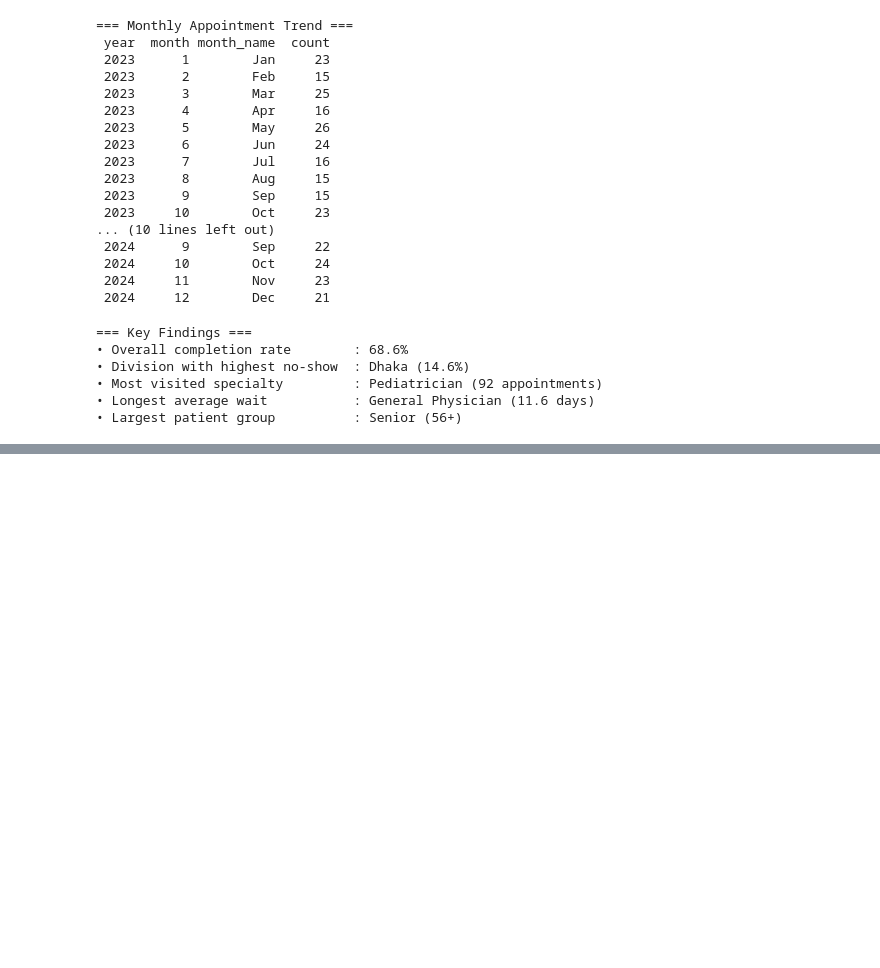
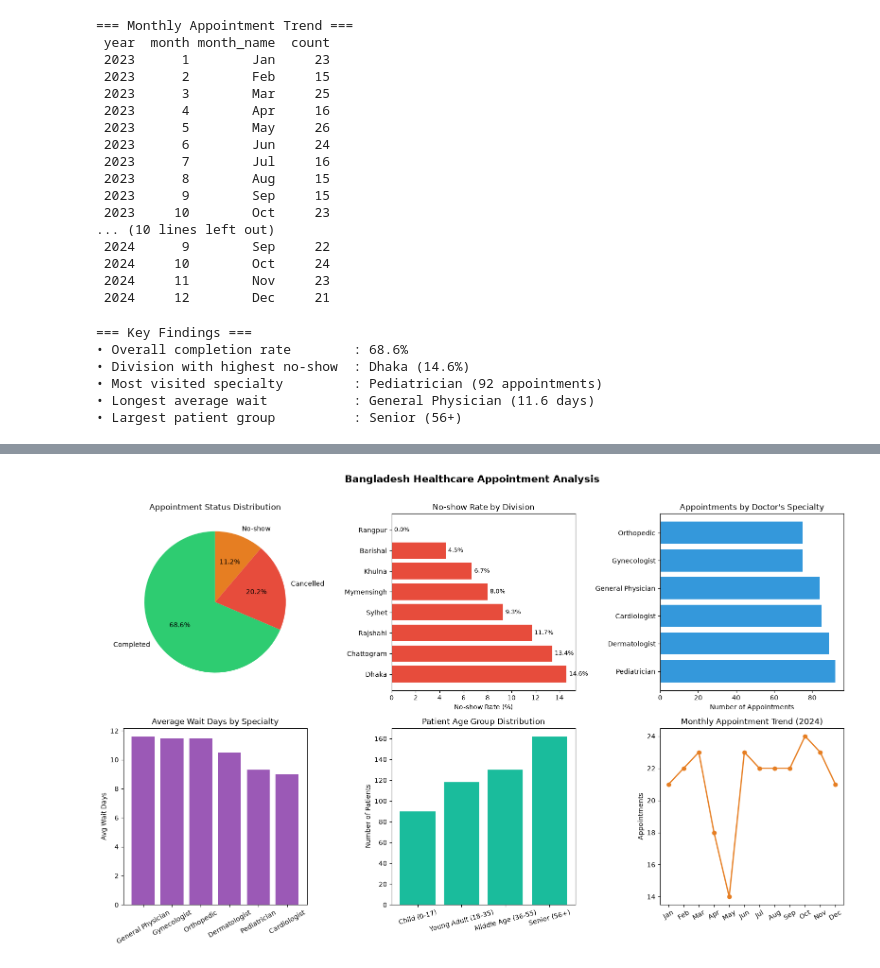
Before and after one commit to NavidulHoque/healthcare_appointment_analysis, a Jupyter notebook: analysis.ipynb, the cells around one changed output, grey strips where cells are left out. Drawn from its saved outputs; the diff is of its cells as text; code cells hidden in the pictures; blank space fills up the shorter version.

```diff
--- a/analysis.ipynb
+++ b/analysis.ipynb
@@ -126,7 +124,7 @@ Mymensingh              8.0
    Rangpur              0.0
 # %%
 # ── Analysis 3: Most In-Demand Specialties ────────────────────────────────────
-specialty_demand = df['doctor_specialty'].value_counts().reset_index(name='appointments')
+specialty_demand = df['doctor_specialty'].value_counts().reset_index(name='appointments_count')
 print("=== Specialty Demand ===")
 print(specialty_demand.to_string(index=False))
 print()
@@ -222,3 +220,80 @@ print(f"• Largest patient group          : {top_age_group['age_group']}")
 • Most visited specialty         : Pediatrician (92 appointments)
 • Longest average wait           : General Physician (11.6 days)
 • Largest patient group          : Senior (56+)
+# %%
+# ── Visualizations ─────────────────────────────────────────────────────────────
+plt.close('all')  # clears out any old figures before drawing a new one
+
+fig, axes = plt.subplots(2, 3, figsize=(16, 10))
+fig.suptitle('Bangladesh Healthcare Appointment Analysis', fontsize=15, fontweight='bold', y=1.01)
+
+colors_main = ['#2ecc71', '#e74c3c', '#e67e22']
+bar_color = '#3498db'
+
+# Plot 1 — Appointment Status
+axes[0, 0].pie(
+    status_counts.values,
+    labels=status_counts.index,
+    autopct='%1.1f%%',
+    colors=colors_main,
+    startangle=90
+)
+axes[0, 0].set_title('Appointment Status Distribution')
+
+# Plot 2 — No-show Rate by Division
+axes[0, 1].barh(
+    noshow_by_division['division'],
+    noshow_by_division['noshow_rate_pct'],
+    color='#e74c3c'
+)
+axes[0, 1].set_xlabel('No-show Rate (%)')
+axes[0, 1].set_title('No-show Rate by Division')
+for i, v in enumerate(noshow_by_division['noshow_rate_pct']):
+    axes[0, 1].text(v + 0.2, i, f'{v}%', va='center', fontsize=9)
+
+# Plot 3 — Specialty Demand
+axes[0, 2].barh(
+    specialty_demand['doctor_specialty'],
+    specialty_demand['appointments_count'],
+    color=bar_color
+)
+axes[0, 2].set_xlabel('Number of Appointments')
+axes[0, 2].set_title("Appointments by Doctor's Specialty")
+
+# Plot 4 — Average Wait Days
+axes[1, 0].bar(
+    avg_wait['doctor_specialty'],
+    avg_wait['avg_wait_days'],
+    color='#9b59b6'
+)
+axes[1, 0].set_ylabel('Avg Wait Days')
+axes[1, 0].set_title('Average Wait Days by Specialty')
+axes[1, 0].tick_params(axis='x', rotation=30)
+
+# Plot 5 — Age Group Distribution
+axes[1, 1].bar(
+    age_dist['age_group'],
+    age_dist['count'],
+    color='#1abc9c'
+)
+axes[1, 1].set_ylabel('Number of Patients')
+axes[1, 1].set_title('Patient Age Group Distribution')
+axes[1, 1].tick_params(axis='x', rotation=15)
+
+# Plot 6 — Monthly Trend in 2024
+trend_2024 = monthly_trend[monthly_trend['year'] == 2024]
+axes[1, 2].plot(
+    trend_2024['month_name'],
+    trend_2024['count'],
+    marker='o',
+    color='#e67e22',
+    linewidth=2
+)
+axes[1, 2].set_ylabel('Appointments')
+axes[1, 2].set_title('Monthly Appointment Trend (2024)')
+axes[1, 2].tick_params(axis='x', rotation=30)
+
+plt.tight_layout()
+plt.savefig('healthcare_analysis.png', dpi=150, bbox_inches='tight')
+print("Chart saved as healthcare_analysis.png")
+# %% [output]
@@ -224,0 +301 @@ print(f"• Largest patient group          : {top_age_group['age_group']}")
+[figure, added]
```
Also changed, not shown: parts of 3 cells of this notebook, 1 other file.
